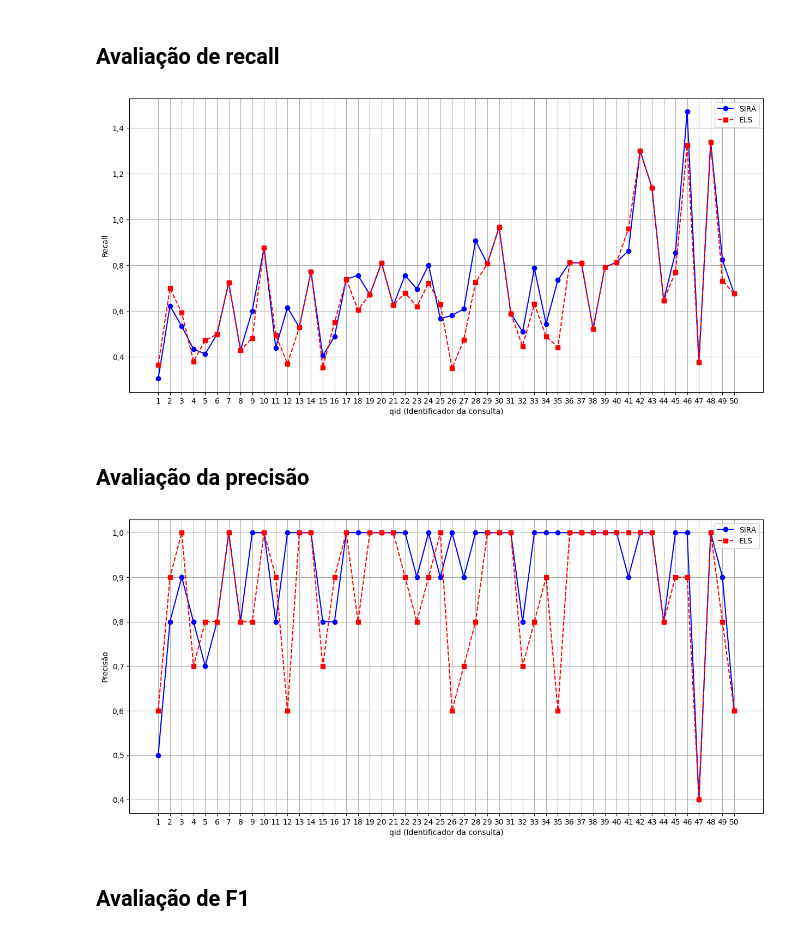
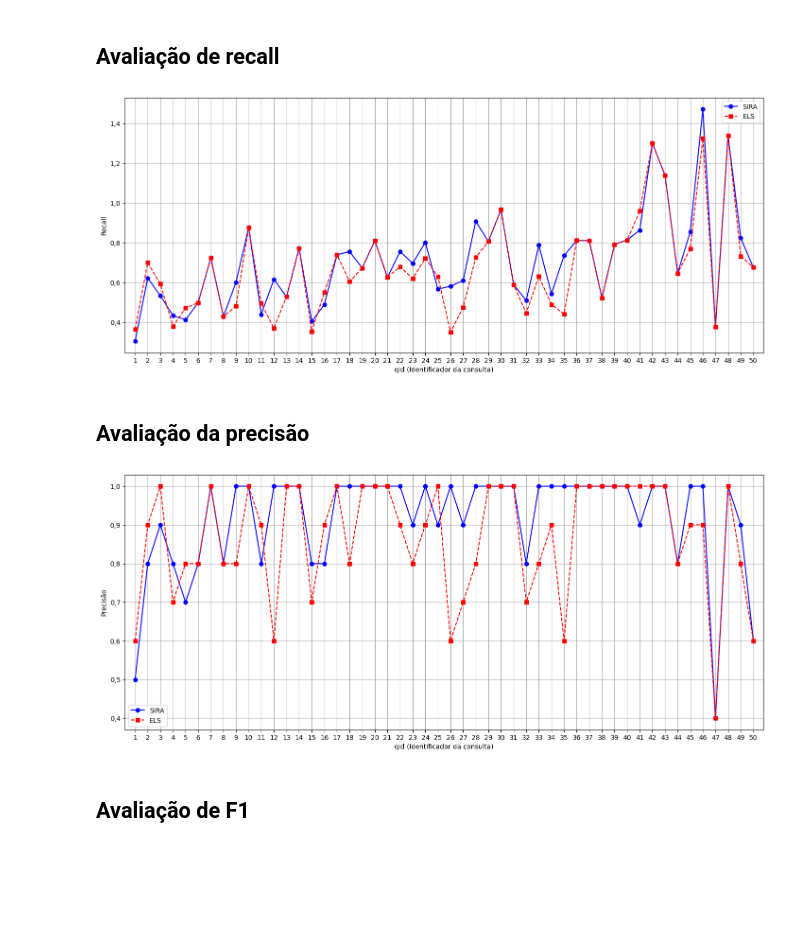
Before and after one commit to sira-serverless-ir-arch/ir-evaluation, a Jupyter notebook: evaluation.ipynb, the cells around one changed output. Cells and saved outputs as stored; diff of their text form; code cells hidden in the pictures; blank space fills up the shorter version.

Commit message:
adjust

```diff
--- a/evaluation.ipynb
+++ b/evaluation.ipynb
@@ -77,34 +77,41 @@ nir = get_recall_data(sira_f_score)
 els = get_recall_data(els_f_score)
 list_qid = get_ids(sira_f_score["query_ids"])
 
 fig, ax = plt.subplots(figsize=(15, 7))
 ax.plot(nir, "o", label="SIRA", linestyle='-',color='blue')
 ax.plot(els, "s", label="ELS", linestyle='--',color='red')
 
 i = 0
 x_stick = []
 for qid in list_qid:
     x_stick.append(i)
     i = i + 1
 
 x_labels = list_qid
 plt.xticks(ticks=x_stick, labels=x_labels)
 plt.xticks(ticks=x_stick, labels=x_labels)
 
 # Formatar o eixo y para usar vírgulas como separador decimal
 fmt = ticker.FuncFormatter(lambda x, pos: '{:,.1f}'.format(x).replace('.',','))
 ax.yaxis.set_major_formatter(fmt)
 
 #add axis labels to plot
 # ax.set_title('F1 Sore')
 ax.set_xlabel('qid (Identificador da consulta)')
 ax.set_ylabel('Recall')
 ax.legend()
 ax.grid(True)
 # plt.show()
+
+# Adjust x limits
+ax.set_xlim(x_stick[0] - 0.8, x_stick[-1] + 0.8)  # Adjust these numbers according to your preference
+
+# Adjust margins
+plt.subplots_adjust(left=0.05, right=0.95)  # Adjust these numbers according to your preference
+
 plt.savefig("pdf/trec_covid_recall.pdf", format="pdf")
 # %% [output]
-[figure, old version]
+[figure, new version]
 # %% [markdown]
 ## Avaliação da precisão
 # %%
@@ -140,9 +147,16 @@ ax.set_ylabel('Precisão')
 ax.legend()
 ax.grid(True)
 # plt.show()
+
+# Adjust x limits
+ax.set_xlim(x_stick[0] - 0.8, x_stick[-1] + 0.8)  # Adjust these numbers according to your preference
+
+# Adjust margins
+plt.subplots_adjust(left=0.05, right=0.95)  # Adjust these numbers according to your preference
+
 plt.savefig("pdf/trec_covid_precision.pdf", format="pdf")
 # %% [output]
-[figure, old version]
+[figure, new version]
 # %% [markdown]
 ## Avaliação de F1
 # %%
```
Also changed, not shown: parts of 3 cells of this notebook, 5 other files.
